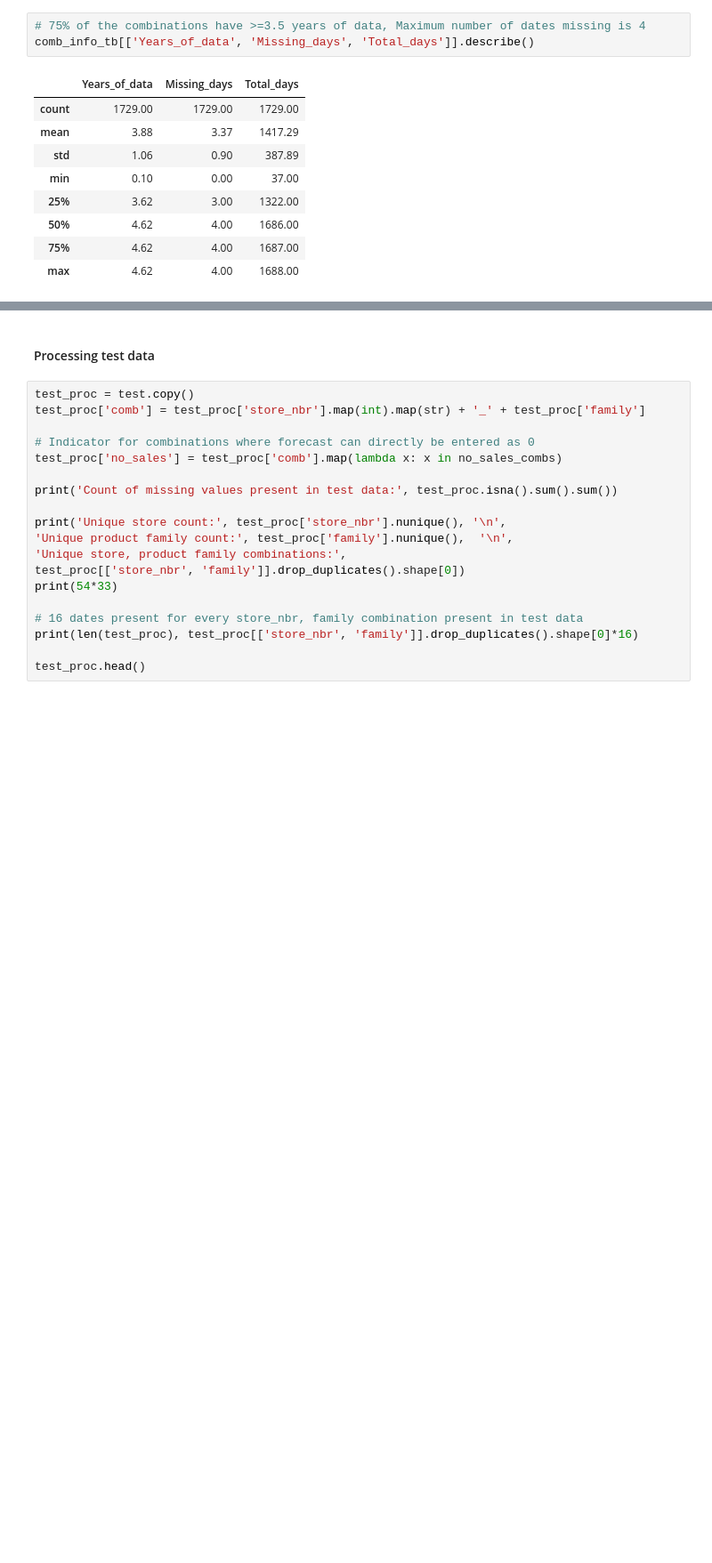
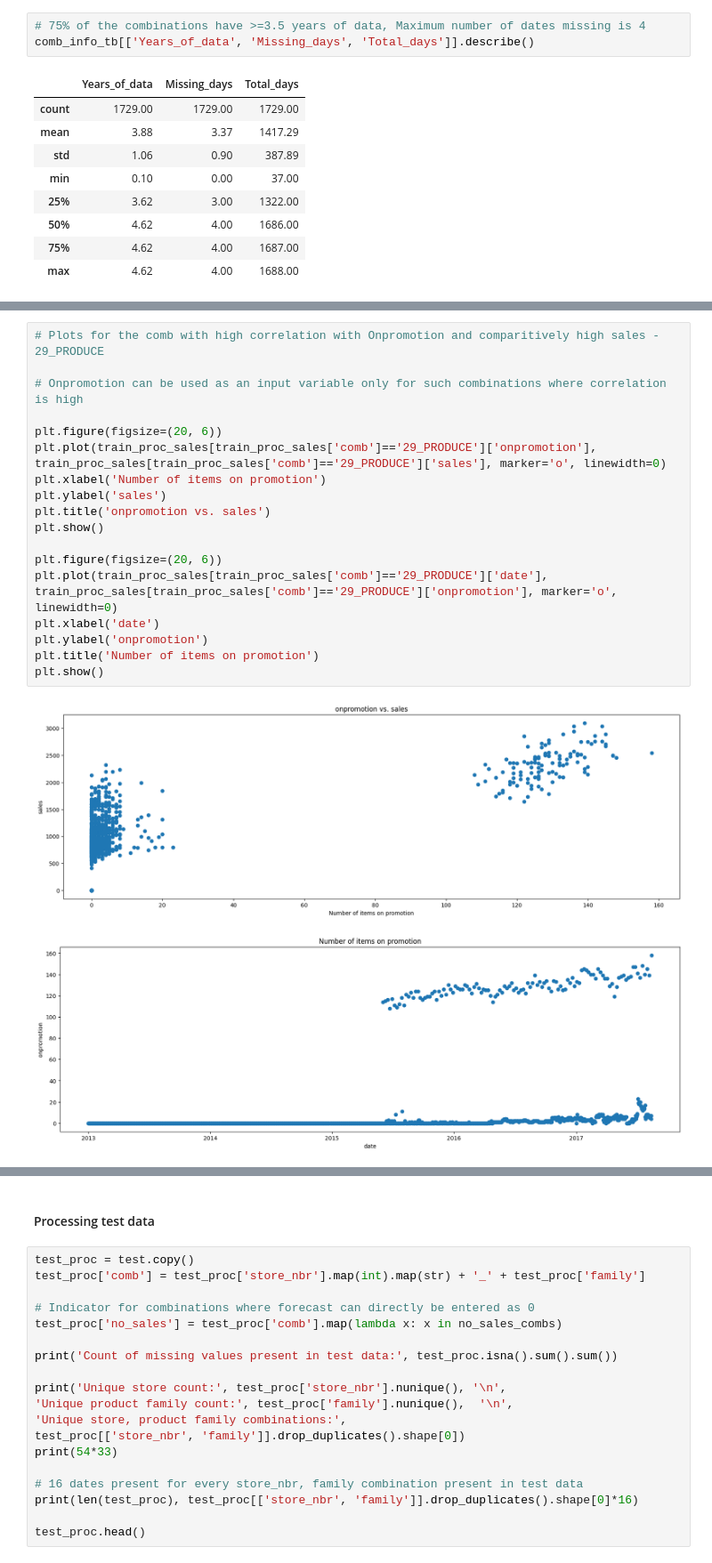
Before and after one commit to aishwarya-mm16/Store-sales-forecasting, a Jupyter notebook: EDA.ipynb, the cells around one changed output, grey strips where cells are left out. Shown at 89% size. Drawn from its saved outputs; the diff is of its cells as text; blank space fills up the shorter version.

```diff
--- a/EDA.ipynb
+++ b/EDA.ipynb
@@ -433,0 +491,23 @@ comb_info_tb[['Years_of_data', 'Missing_days', 'Total_days']].describe()
+# %%
+# Plots for the comb with high correlation with Onpromotion and comparitively high sales - 29_PRODUCE
+
+# Onpromotion can be used as an input variable only for such combinations where correlation is high
+
+plt.figure(figsize=(20, 6))
+plt.plot(train_proc_sales[train_proc_sales['comb']=='29_PRODUCE']['onpromotion'],
+train_proc_sales[train_proc_sales['comb']=='29_PRODUCE']['sales'], marker='o', linewidth=0)
+plt.xlabel('Number of items on promotion')
+plt.ylabel('sales')
+plt.title('onpromotion vs. sales')
+plt.show()
+
+plt.figure(figsize=(20, 6))
+plt.plot(train_proc_sales[train_proc_sales['comb']=='29_PRODUCE']['date'],
+train_proc_sales[train_proc_sales['comb']=='29_PRODUCE']['onpromotion'], marker='o', linewidth=0)
+plt.xlabel('date')
+plt.ylabel('onpromotion')
+plt.title('Number of items on promotion')
+plt.show()
+# %% [output]
+[figure, added]
+[figure, added]
```
Also changed, not shown: parts of 15 cells of this notebook.
